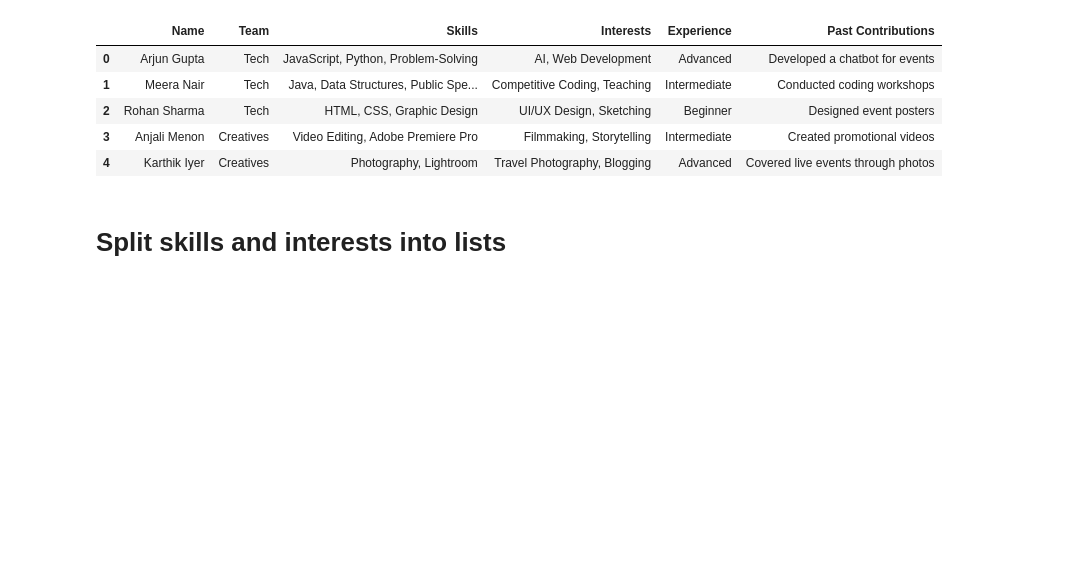
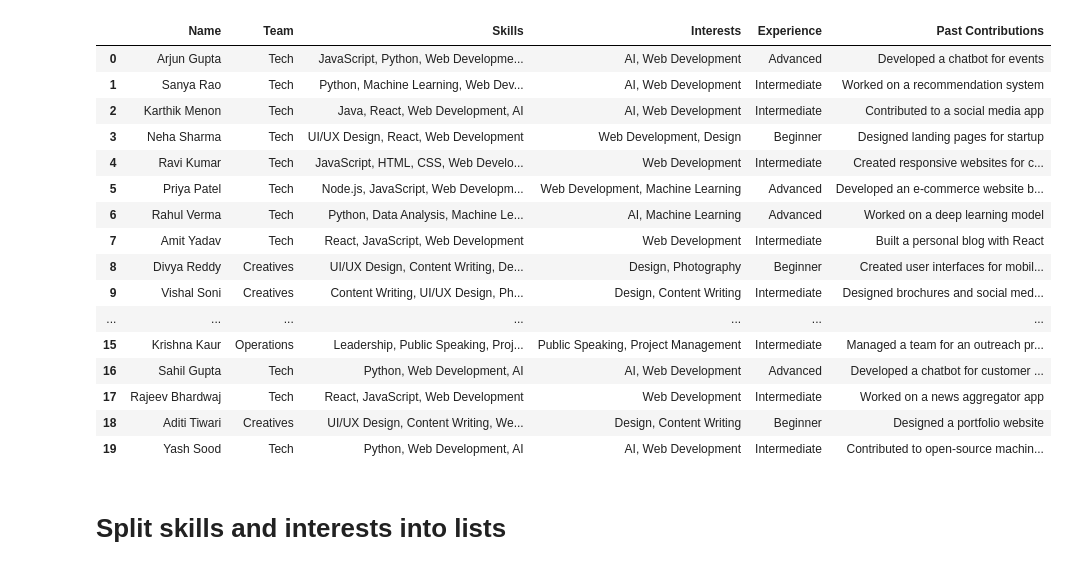
Before and after one commit to badrinarayanms/ml, a Jupyter notebook: Recource.ipynb, the cells around one changed output. Saved outputs shown, nothing was run; the diff lists cells and outputs as text; code cells hidden in the pictures; blank space fills up the shorter version.

Commit message:
base-model

```diff
--- a/Recource.ipynb
+++ b/Recource.ipynb
@@ -11,14 +13,25 @@ import seaborn as sns
 # %%
 data = pd.read_csv('/content/datacomp.csv')
 # %%
-data.head()
+data.head(20)
 # %% [output]
 |  | Name | Team | Skills | Interests | Experience | Past Contributions |
-| 0 | Arjun Gupta | Tech | JavaScript, Python, Problem-Solving | AI, Web Development | Advanced | Developed a chatbot for events |
-| 1 | Meera Nair | Tech | Java, Data Structures, Public Spe... | Competitive Coding, Teaching | Intermediate | Conducted coding workshops |
-| 2 | Rohan Sharma | Tech | HTML, CSS, Graphic Design | UI/UX Design, Sketching | Beginner | Designed event posters |
-| 3 | Anjali Menon | Creatives | Video Editing, Adobe Premiere Pro | Filmmaking, Storytelling | Intermediate | Created promotional videos |
-| 4 | Karthik Iyer | Creatives | Photography, Lightroom | Travel Photography, Blogging | Advanced | Covered live events through photos |
+| 0 | Arjun Gupta | Tech | JavaScript, Python, Web Developme... | AI, Web Development | Advanced | Developed a chatbot for events |
+| 1 | Sanya Rao | Tech | Python, Machine Learning, Web Dev... | AI, Web Development | Intermediate | Worked on a recommendation system |
+| 2 | Karthik Menon | Tech | Java, React, Web Development, AI | AI, Web Development | Intermediate | Contributed to a social media app |
+| 3 | Neha Sharma | Tech | UI/UX Design, React, Web Development | Web Development, Design | Beginner | Designed landing pages for startup |
+| 4 | Ravi Kumar | Tech | JavaScript, HTML, CSS, Web Develo... | Web Development | Intermediate | Created responsive websites for c... |
+| 5 | Priya Patel | Tech | Node.js, JavaScript, Web Developm... | Web Development, Machine Learning | Advanced | Developed an e-commerce website b... |
+| 6 | Rahul Verma | Tech | Python, Data Analysis, Machine Le... | AI, Machine Learning | Advanced | Worked on a deep learning model |
+| 7 | Amit Yadav | Tech | React, JavaScript, Web Development | Web Development | Intermediate | Built a personal blog with React |
+| 8 | Divya Reddy | Creatives | UI/UX Design, Content Writing, De... | Design, Photography | Beginner | Created user interfaces for mobil... |
+| 9 | Vishal Soni | Creatives | Content Writing, UI/UX Design, Ph... | Design, Content Writing | Intermediate | Designed brochures and social med... |
+| ... | ... | ... | ... | ... | ... | ... |
+| 15 | Krishna Kaur | Operations | Leadership, Public Speaking, Proj... | Public Speaking, Project Management | Intermediate | Managed a team for an outreach pr... |
+| 16 | Sahil Gupta | Tech | Python, Web Development, AI | AI, Web Development | Advanced | Developed a chatbot for customer ... |
+| 17 | Rajeev Bhardwaj | Tech | React, JavaScript, Web Development | Web Development | Intermediate | Worked on a news aggregator app |
+| 18 | Aditi Tiwari | Creatives | UI/UX Design, Content Writing, We... | Design, Content Writing | Beginner | Designed a portfolio website |
+| 19 | Yash Sood | Tech | Python, Web Development, AI | AI, Web Development | Intermediate | Contributed to open-source machin... |
 # %%
 mlb_skills = MultiLabelBinarizer()
 mlb_interests = MultiLabelBinarizer()
```
Also changed, not shown: parts of 29 cells of this notebook.
